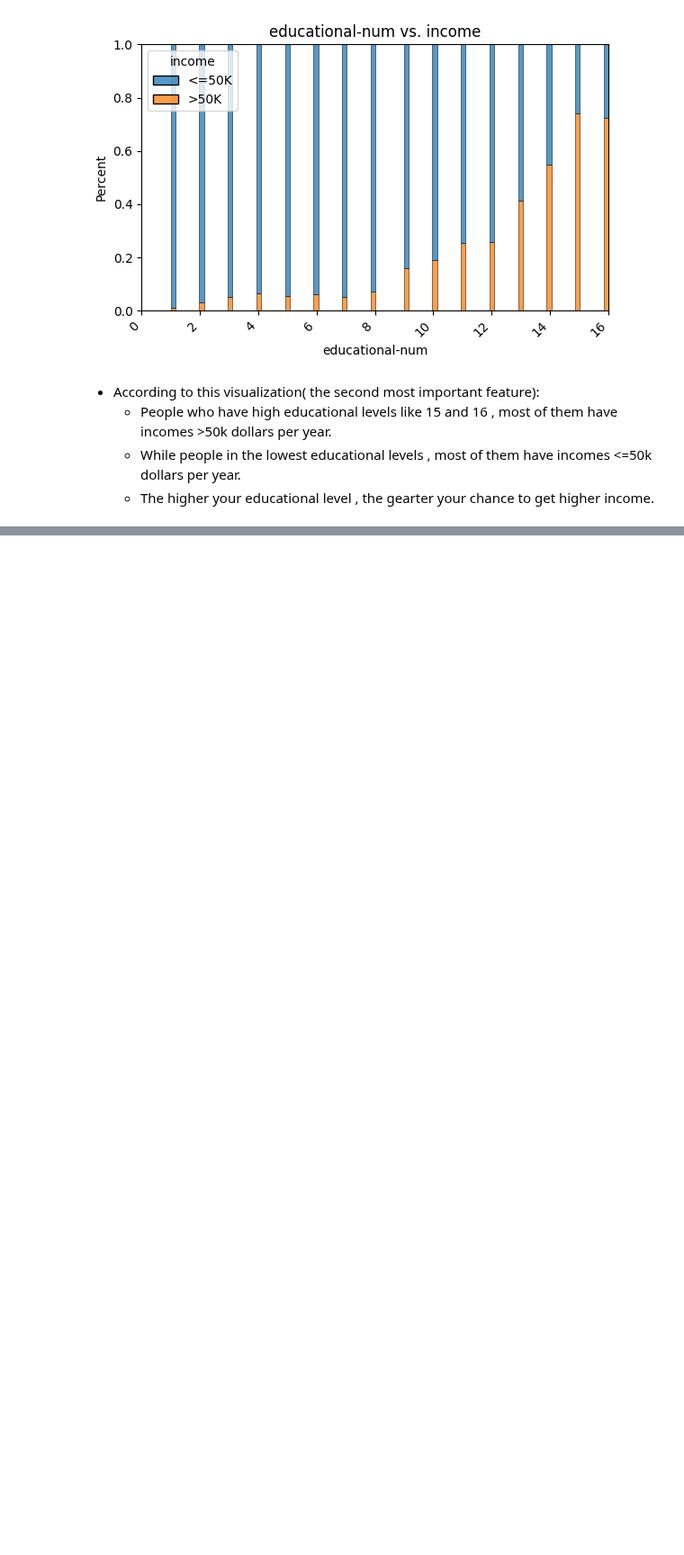
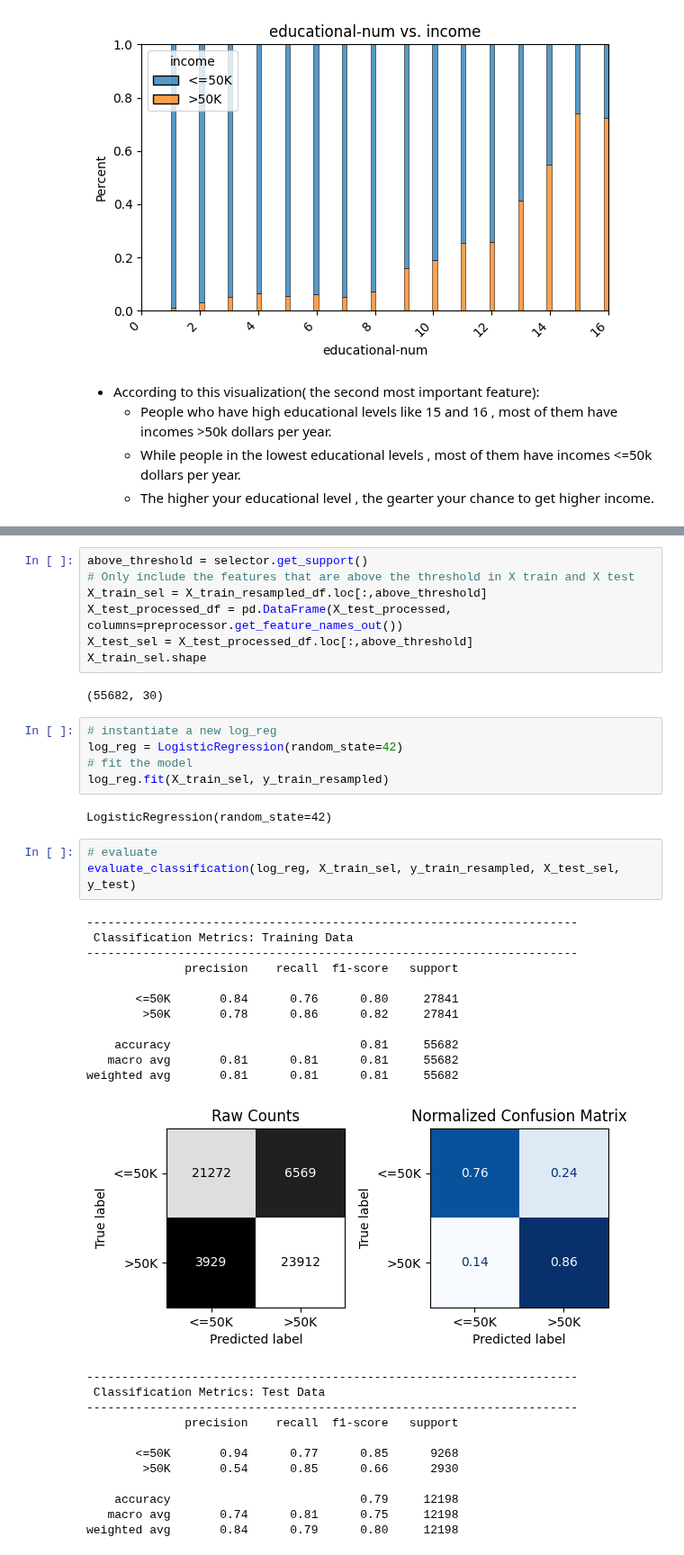
Before and after one commit to insafroumy/Adult-Income-Prediction, a Jupyter notebook: Adult_Income_Prediction.ipynb, the cells around one changed output, grey strips where cells are left out. Shown at 90% size. Cells and saved outputs as stored; diff of their text form; blank space fills up the shorter version.

```diff
--- a/Adult_Income_Prediction.ipynb
+++ b/Adult_Income_Prediction.ipynb
@@ -652,0 +889,43 @@ plot_categorical_vs_target(df,x='educational-num',y='income',figsize=(6,4),
+# %%
+above_threshold = selector.get_support()
+# Only include the features that are above the threshold in X train and X test
+X_train_sel = X_train_resampled_df.loc[:,above_threshold]
+X_test_processed_df = pd.DataFrame(X_test_processed, columns=preprocessor.get_feature_names_out())
+X_test_sel = X_test_processed_df.loc[:,above_threshold]
+X_train_sel.shape
+# %% [output]
+(55682, 30)
+# %%
+# instantiate a new log_reg
+log_reg = LogisticRegression(random_state=42)
+# fit the model
+log_reg.fit(X_train_sel, y_train_resampled)
+# %% [output]
+LogisticRegression(random_state=42)
+# %%
+# evaluate
+evaluate_classification(log_reg, X_train_sel, y_train_resampled, X_test_sel, y_test)
+# %% [output]
+----------------------------------------------------------------------
+ Classification Metrics: Training Data
+----------------------------------------------------------------------
+              precision    recall  f1-score   support
+
+       <=50K       0.84      0.76      0.80     27841
+        >50K       0.78      0.86      0.82     27841
+
+    accuracy                           0.81     55682
+   macro avg       0.81      0.81      0.81     55682
+weighted avg       0.81      0.81      0.81     55682
+[figure, added]
+----------------------------------------------------------------------
+ Classification Metrics: Test Data
+----------------------------------------------------------------------
+              precision    recall  f1-score   support
+
+       <=50K       0.94      0.77      0.85      9268
+        >50K       0.54      0.85      0.66      2930
+
+    accuracy                           0.79     12198
+   macro avg       0.74      0.81      0.75     12198
+weighted avg       0.84      0.79      0.80     12198
```
Also changed, not shown: parts of 36 cells of this notebook.
